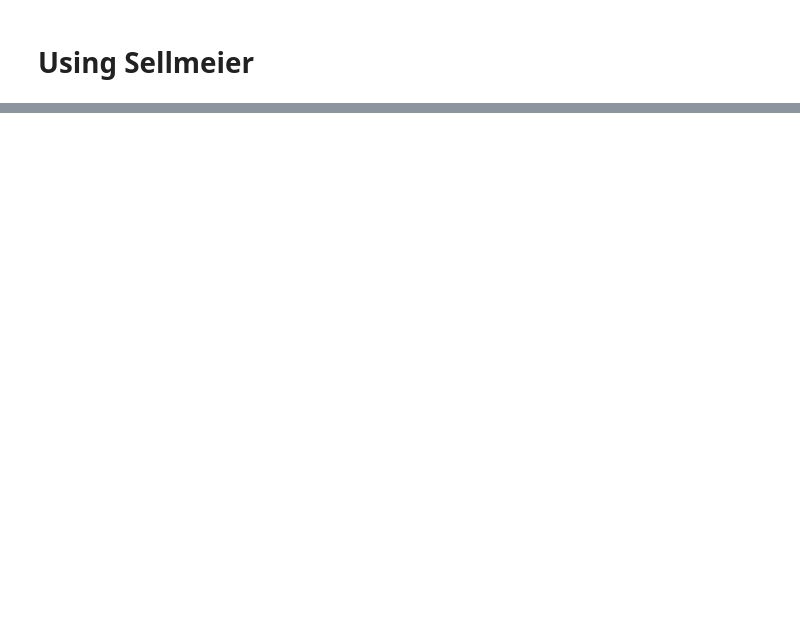
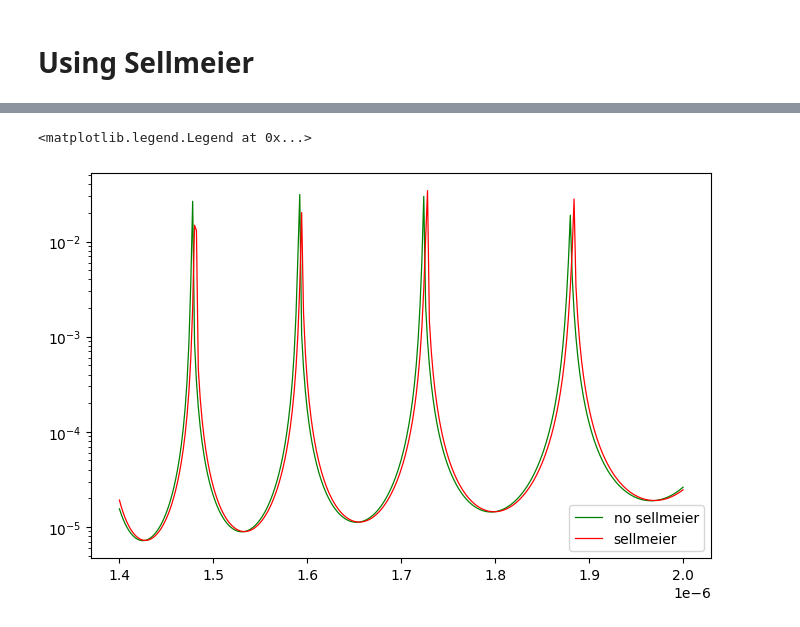
Before and after one commit to frankybuckets/fibermode2, a Jupyter notebook: fiber/microstruct/bragg/notebooks/exact/N1/N1_Wavelength.ipynb, the cells around one changed output, grey strips where cells are left out. Cells and saved outputs as stored; diff of their text form; code cells hidden in the pictures; blank space fills up the shorter version.

```diff
--- a/fiber/microstruct/bragg/notebooks/exact/N1/N1_Wavelength.ipynb
+++ b/fiber/microstruct/bragg/notebooks/exact/N1/N1_Wavelength.ipynb
@@ -119,10 +119,10 @@ for i, wl in enumerate(wls):
     print(5 * ' ' +  + 20 * '-' + '  ' + str(i+1) + '/' + str(n+1) + ': ' +
           'wavelength: ' +  str(wls[i]) + '  ' +  20 * '-' +5 * ' '+'\n')
 
-    A = BraggExact(ts=ts, maxhs=[1 ,1, 1, 1], wl=wl)
+    A = BraggExact(ts=ts, maxhs=[1 ,1, 1], wl=wl, no_mesh=True)
 
     k_low = A.ks[0] * A.scale
-    guess = np.array(.99995 * k_low)
+    guess = np.array(.9999 * k_low)
     imag = 0
     flag = True
     reduce = 0
@@ -145,7 +145,7 @@ for i, wl in enumerate(wls):
                 imag = beta.imag
                 flag=False
         except RuntimeError:
-            guess *= .999999
+            guess *= .9999999
             reduce += 1
             print("scaling guess: " + str(reduce), flush=True)
     betas2[i] = beta
@@ -154,11 +174,14 @@ ls_sell=np.load('ls_sell.npy')
 # %%
-%matplotlib notebook
+%matplotlib inline
 plt.figure(figsize=(8,5))
 plt.plot(wls, -betas1.imag, color='green', linewidth=.9, label='no sellmeier')
 plt.plot(wls, -betas2.imag, color='red', linewidth=.9, label='sellmeier')
 plt.yscale('log')
 plt.legend()
-for l in ls_sell:
-    plt.plot([l,l], [0, .0001],  linewidth=1, color='r',linestyle=':')
-for l in ls:
-    plt.plot([l,l], [0, .0001],  linewidth=1, color='g',linestyle=':')
+# for l in ls_sell:
+#     plt.plot([l,l], [0, .0001],  linewidth=1, color='r',linestyle=':')
+# for l in ls:
+#     plt.plot([l,l], [0, .0001],  linewidth=1, color='g',linestyle=':')
+# %% [output]
+<matplotlib.legend.Legend at 0x...>
+[figure, added]
```
Also changed, not shown: parts of 3 cells of this notebook, 3 other files.
